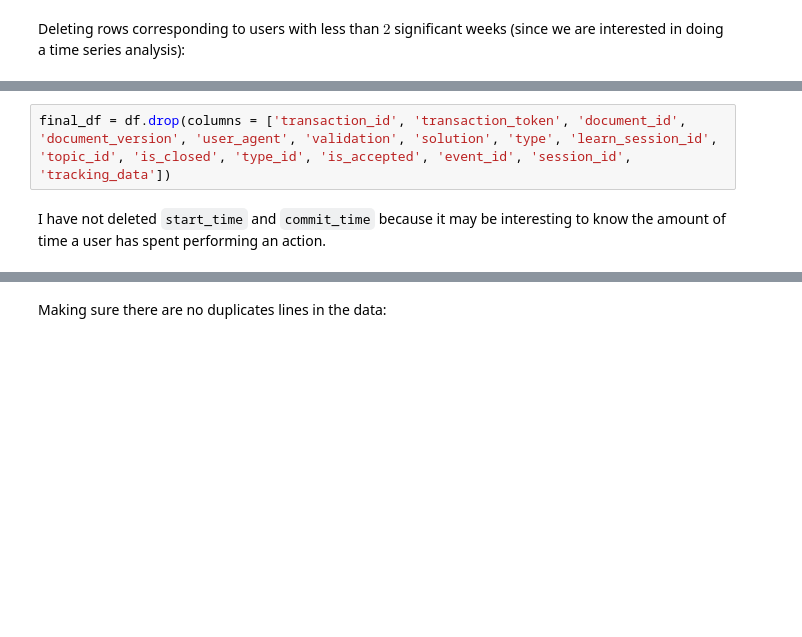
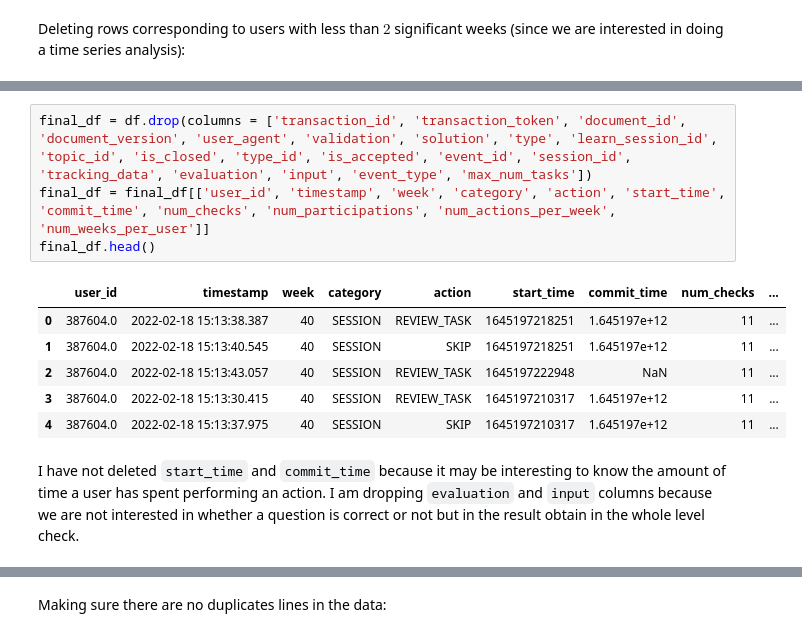
Before and after one commit to ML4BD/milestone-4-roguesgallery, a Jupyter notebook: notebooks/Milestone04/m4_lernnavi_276507.ipynb, the cells around one changed output, grey strips where cells are left out. Drawn from its saved outputs; the diff is of its cells as text; blank space fills up the shorter version.

```diff
--- a/notebooks/Milestone04/m4_lernnavi_276507.ipynb
+++ b/notebooks/Milestone04/m4_lernnavi_276507.ipynb
@@ -671,4 +485,13 @@ Shape after cleaning:  (790425, 31)
 # %%
-final_df = df.drop(columns = ['transaction_id', 'transaction_token', 'document_id', 'document_version', 'user_agent', 'validation', 'solution', 'type', 'learn_session_id', 'topic_id', 'is_closed', 'type_id', 'is_accepted', 'event_id', 'session_id', 'tracking_data'])
+final_df = df.drop(columns = ['transaction_id', 'transaction_token', 'document_id', 'document_version', 'user_agent', 'validation', 'solution', 'type', 'learn_session_id', 'topic_id', 'is_closed', 'type_id', 'is_accepted', 'event_id', 'session_id', 'tracking_data', 'evaluation', 'input', 'event_type', 'max_num_tasks'])
+final_df = final_df[['user_id', 'timestamp', 'week', 'category', 'action', 'start_time', 'commit_time', 'num_checks', 'num_participations', 'num_actions_per_week', 'num_weeks_per_user']]
+final_df.head()
+# %% [output]
+|  | user_id | timestamp | week | category | action | start_time | commit_time | num_checks | ... |
+| 0 | 387604.0 | 2022-02-18 15:13:38.387 | 40 | SESSION | REVIEW_TASK | 1645197218251 | 1.645197e+12 | 11 | ... |
+| 1 | 387604.0 | 2022-02-18 15:13:40.545 | 40 | SESSION | SKIP | 1645197218251 | 1.645197e+12 | 11 | ... |
+| 2 | 387604.0 | 2022-02-18 15:13:43.057 | 40 | SESSION | REVIEW_TASK | 1645197222948 | NaN | 11 | ... |
+| 3 | 387604.0 | 2022-02-18 15:13:30.415 | 40 | SESSION | REVIEW_TASK | 1645197210317 | 1.645197e+12 | 11 | ... |
+| 4 | 387604.0 | 2022-02-18 15:13:37.975 | 40 | SESSION | SKIP | 1645197210317 | 1.645197e+12 | 11 | ... |
 # %% [markdown]
-I have not deleted `start_time` and `commit_time` because it may be interesting to know the amount of time a user has spent performing an action.
+I have not deleted `start_time` and `commit_time` because it may be interesting to know the amount of time a user has spent performing an action. I am dropping `evaluation` and `input` columns because we are not interested in whether a question is correct or not but in the result obtain in the whole level check.
```
Also changed, not shown: parts of 43 cells of this notebook.
